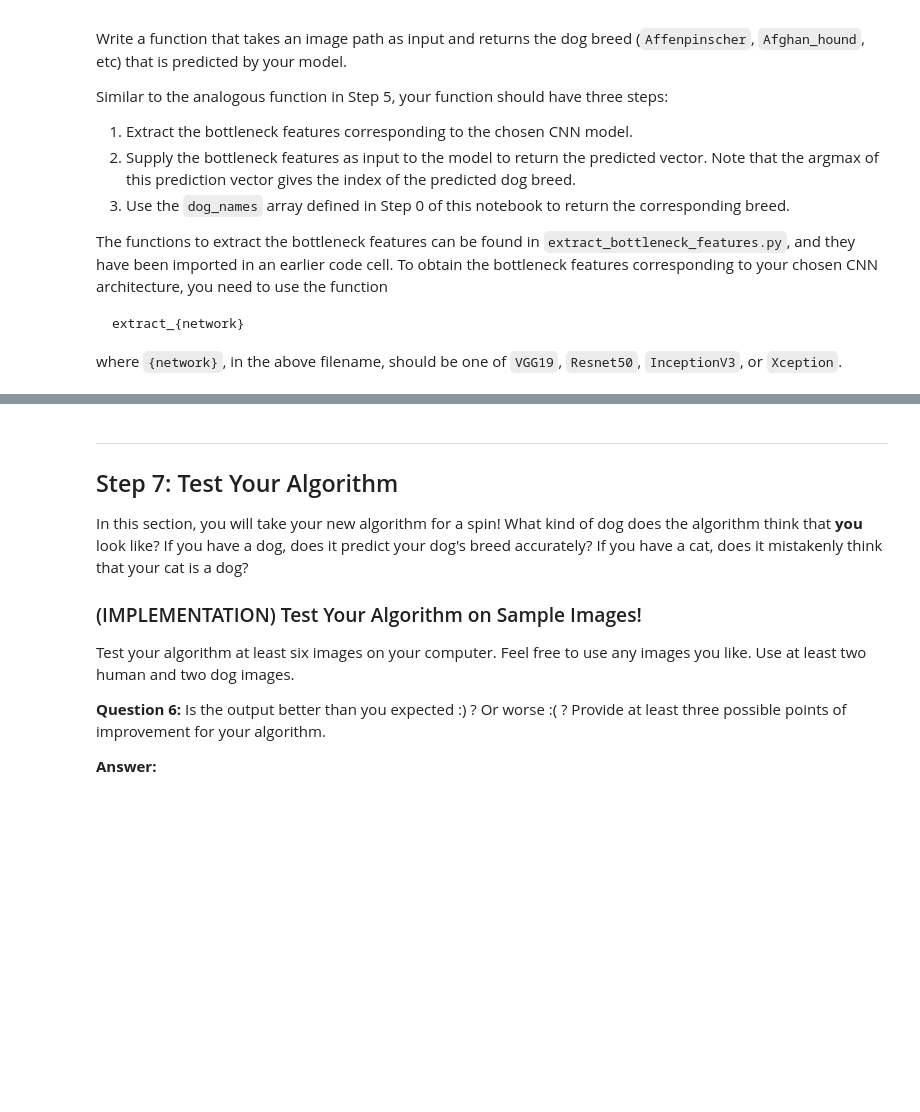
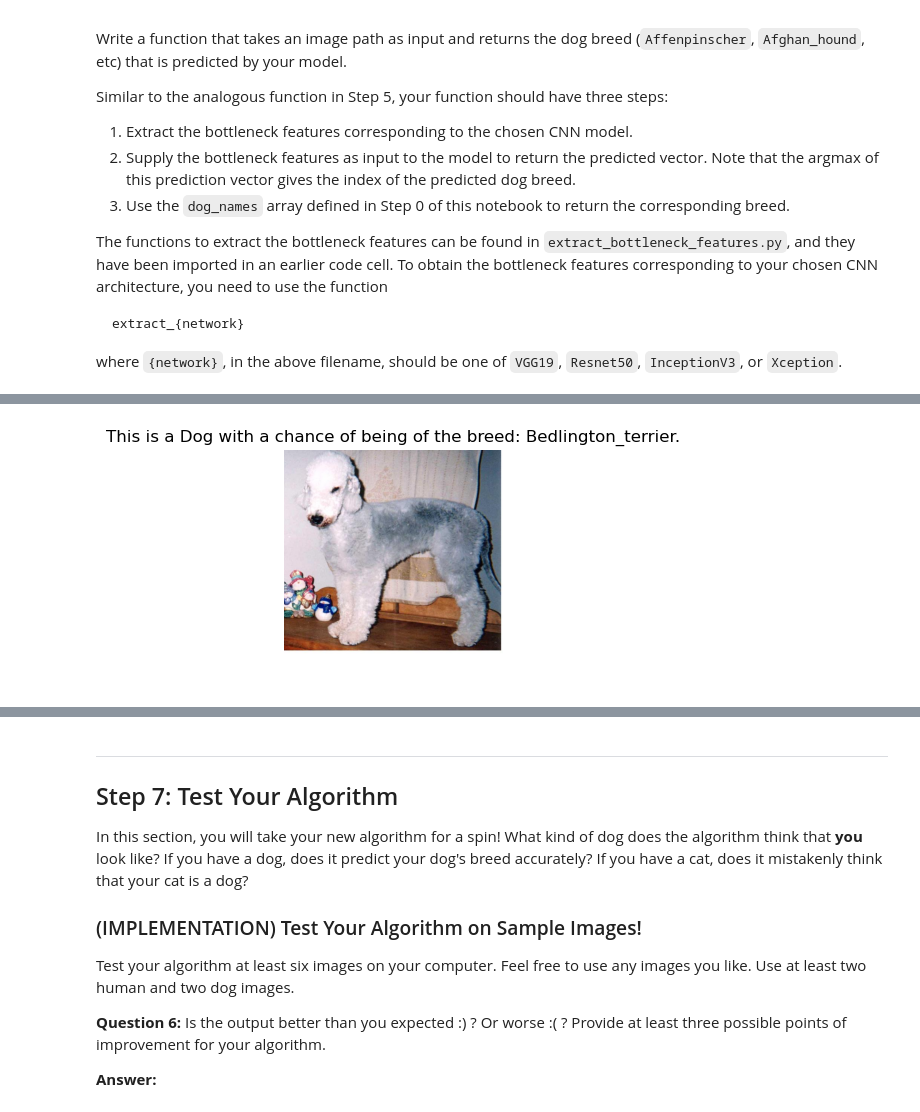
Before and after one commit to mafda/dog_breed_classifier, a Jupyter notebook: src/dog_app.ipynb, the cells around one changed output, grey strips where cells are left out. Drawn from its saved outputs; the diff is of its cells as text; code cells hidden in the pictures; blank space fills up the shorter version.

```diff
--- a/src/dog_app.ipynb
+++ b/src/dog_app.ipynb
@@ -1098,0 +1122,3 @@ This is a Human but you could be a dog breed: rain/119.Petit_basset_griffon_vend
+# %%
+display_img(test_files[3], predict_breed(test_files[3]))
+# %% [output]
@@ -1098,0 +1126 @@ This is a Human but you could be a dog breed: rain/119.Petit_basset_griffon_vend
+[figure, added]
```
Also changed, not shown: parts of 17 cells of this notebook.
